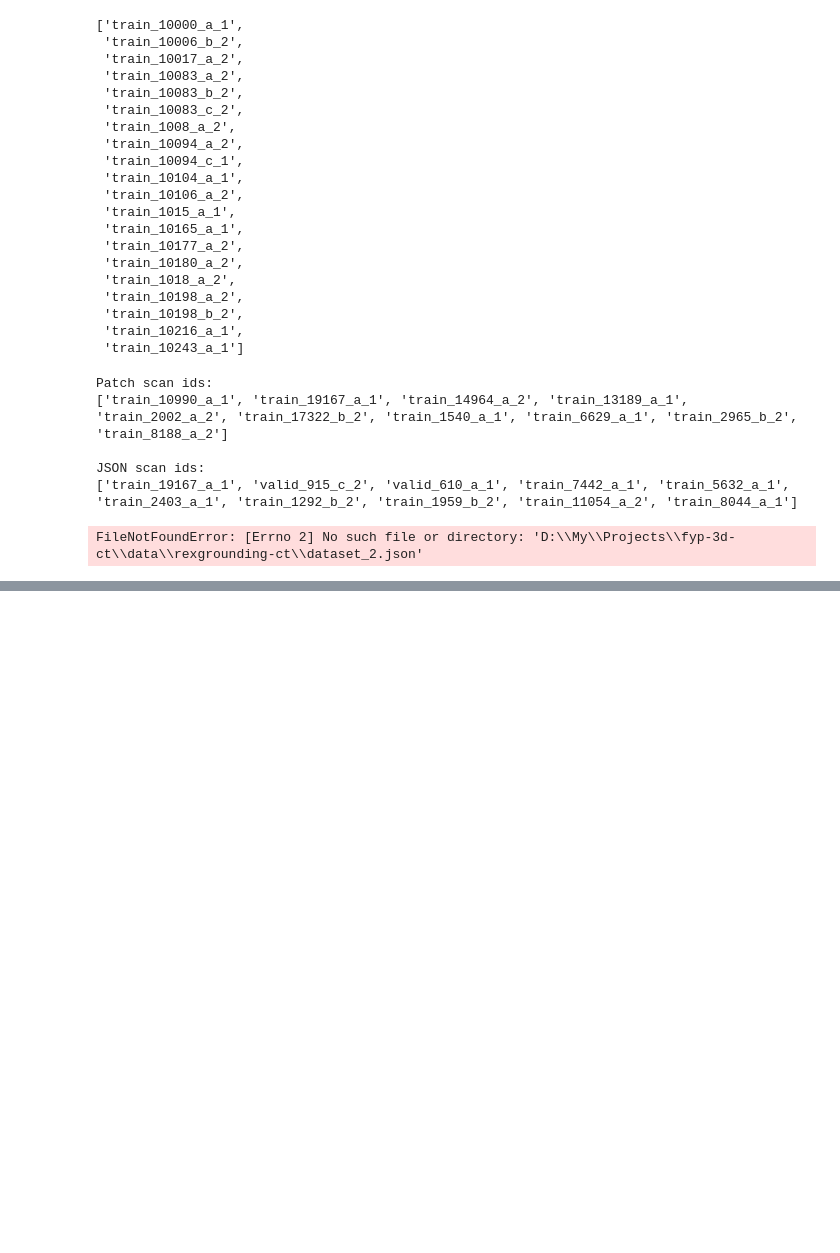
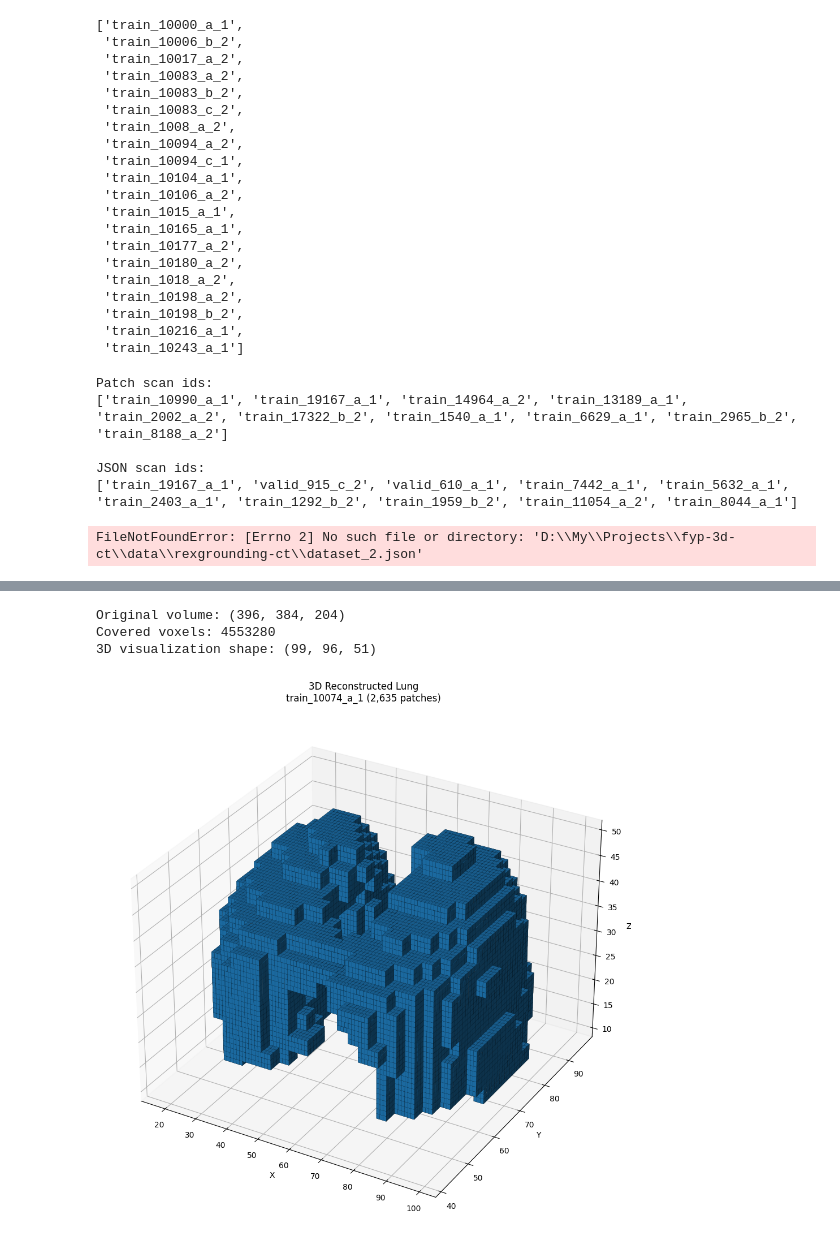
Before and after one commit to ckekula/fyp-3d-ct, a Jupyter notebook: eda/patches.ipynb, the cells around one changed output, grey strips where cells are left out. Saved outputs shown, nothing was run; the diff lists cells and outputs as text; code cells hidden in the pictures; blank space fills up the shorter version.

```diff
--- a/eda/patches.ipynb
+++ b/eda/patches.ipynb
@@ -658,0 +866,57 @@ FileNotFoundError: [Errno 2] No such file or directory: 'D:\\My\\Projects\\fyp-3
+# %%
+import numpy as np
+import matplotlib.pyplot as plt
+
+# ---------------------------------------------------------
+# Create mask of reconstructed voxels
+# ---------------------------------------------------------
+voxel_mask = volume_count > 0
+
+print("Original volume:", volume.shape)
+print("Covered voxels:", voxel_mask.sum())
+
+
+# ---------------------------------------------------------
+# Downsample for visualization
+# ---------------------------------------------------------
+# Increase this if visualization is slow
+DOWNSAMPLE = 4
+
+mask_3d = voxel_mask[
+    ::DOWNSAMPLE,
+    ::DOWNSAMPLE,
+    ::DOWNSAMPLE
+]
+
+print("3D visualization shape:", mask_3d.shape)
+
+
+# ---------------------------------------------------------
+# Plot 3D voxels
+# ---------------------------------------------------------
+fig = plt.figure(figsize=(12, 10))
+
+ax = fig.add_subplot(111, projection="3d")
+
+ax.voxels(
+    mask_3d,
+    edgecolor="k",
+    linewidth=0.1
+)
+
+ax.set_title(
+    f"3D Reconstructed Lung\n"
+    f"{scan_id} ({X_scan.shape[1]:,} patches)"
+)
+
+ax.set_xlabel("X")
+ax.set_ylabel("Y")
+ax.set_zlabel("Z")
+
+plt.tight_layout()
+plt.show()
+# %% [output]
+Original volume: (396, 384, 204)
+Covered voxels: 4553280
+3D visualization shape: (99, 96, 51)
+[figure, added]
```
Also changed, not shown: parts of 6 cells of this notebook, 6 other files.
